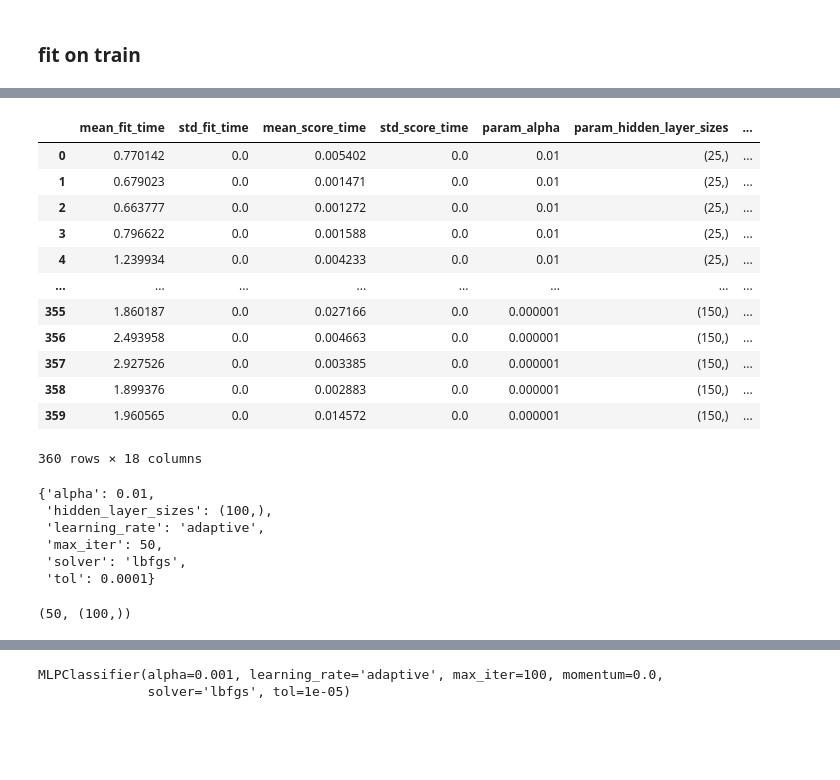
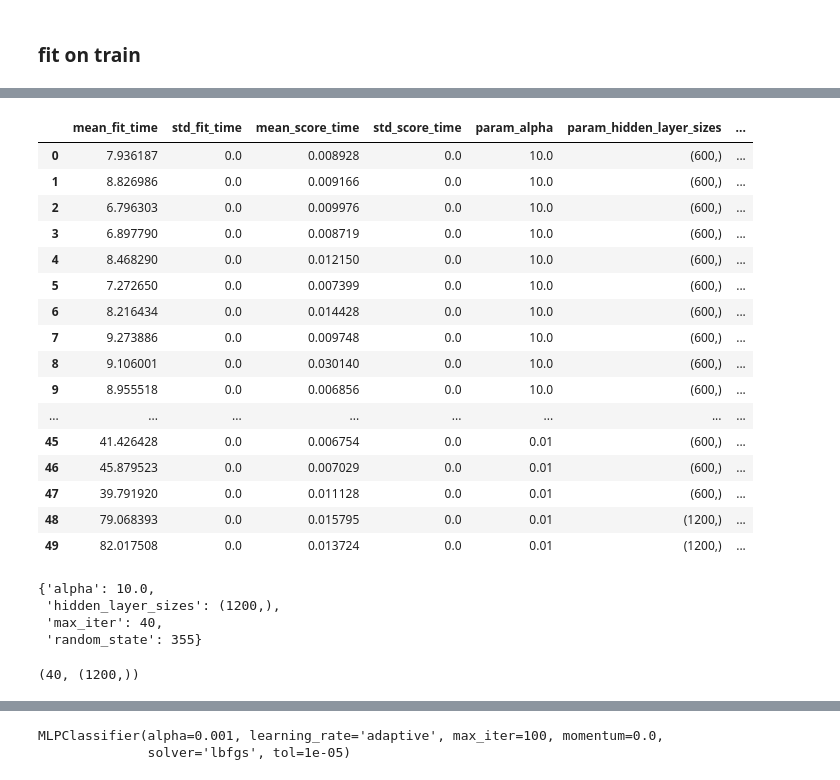
Before and after one commit to vmccab01/ProjectB_cs135, a Jupyter notebook: P1-2 copy.ipynb, the cells around one changed output, grey strips where cells are left out. Saved outputs shown, nothing was run; the diff lists cells and outputs as text; code cells hidden in the pictures; blank space fills up the shorter version.

```diff
--- a/P1-2 copy.ipynb
+++ b/P1-2 copy.ipynb
@@ -52,10 +52,12 @@ normed_valid_x = scaler.transform(valid_x)
 # %%
 mlp = MLPClassifier(
             activation='relu',
-            # solver='lbfgs',
-            # batch_size=100000,
+            solver='adam',
+            batch_size=1000,
             momentum=0.0,
-            # tol=1e-4,
+            tol=1e-5,
+            early_stopping=False,
+            n_iter_no_change = 10
             )
 n = 8
 random_states = np.random.randint(1, 1000, size=n)
@@ -67,20 +69,19 @@ array([407,  31, 347, 825,  81, 250, 775, 294])
 # %%
-# mlp_hyperparameter_grid = dict(
-#     hidden_layer_sizes = [ (16, ), (32, ), (40, ), (80, ) ],
-#     max_iter= [25, 40, 100],
-#     random_state = random_states,
-#     alpha= [1e-1, 1e-2, 1e-3, 1e-5, 1e-10]#[1e-1, 1e-2, 1e-3, 1e-4, 1e-5] #[1e-2, 1e-10]
-#     )
+mlp_hyperparameter_grid = dict(
+    hidden_layer_sizes = [ (600, )],
+    max_iter= [ 500, 2000 ],
+    random_state = random_states,
+    alpha= [1e2, 1e0, 1e-3,]#[1e-1, 1e-2, 1e-3, 1e-4, 1e-5] #[1e-2, 1e-10]
+    )
 
-mlp_hyperparameter_grid = {
-    'hidden_layer_sizes': [(25,),(50,), (100,), (150,)],  # Expanded hidden layer sizes
-    'alpha': [1e-2, 1e-3, 1e-4, 1e-5, 1e-6],  # Adjusted alpha values for regularization
-    'max_iter': [50, 100, 150],  # Expanded max iterations
-    'tol': [1e-4, 1e-5, 1e-6],  # More refined tolerance levels
-    'solver': ['lbfgs'],  # Try different solvers
-    'learning_rate': ['constant', 'adaptive'],  # Learning rate schedule options
-    # Add more parameters related to architecture, batch size, or dropout if needed
-}
+# mlp_hyperparameter_grid = {
+#     'hidden_layer_sizes': [(25,),(50,), (100,), (150,)],
+#     'alpha': [1e-2, 1e-3, 1e-4, 1e-5, 1e-6],
+#     'max_iter': [50, 100, 150],
+#     'tol': [1e-4, 1e-5, 1e-6],
+#     'solver': ['lbfgs'],
+#     'learning_rate': ['constant', 'adaptive'],
+# }
 # %% [markdown]
 ### fit on train
 # %%
@@ -99,7 +100,7 @@ mlp_searcher = sklearn.model_selection.GridSearchCV(estimator = mlp,
                                                     scoring = 'balanced_accuracy',
                                                     cv = my_splitter,
                                                     return_train_score = True,
-                                                    refit=True
+                                                    refit=False
                                                    )
 # %%
 # sklearn.metrics.get_scorer_names()
@@ -128,37 +111,40 @@ Increase the number of iterations (max_iter) or scale the data as shown in:
 # %%
 mlp_searcher_result = pd.DataFrame(mlp_searcher.cv_results_).copy()
-mlp_searcher_result
+mlp_searcher_result[:50]
 # %% [output]
 |  | mean_fit_time | std_fit_time | mean_score_time | std_score_time | param_alpha | param_hidden_layer_sizes | ... |
-| 0 | 0.770142 | 0.0 | 0.005402 | 0.0 | 0.01 | (25,) | ... |
-| 1 | 0.679023 | 0.0 | 0.001471 | 0.0 | 0.01 | (25,) | ... |
-| 2 | 0.663777 | 0.0 | 0.001272 | 0.0 | 0.01 | (25,) | ... |
-| 3 | 0.796622 | 0.0 | 0.001588 | 0.0 | 0.01 | (25,) | ... |
-| 4 | 1.239934 | 0.0 | 0.004233 | 0.0 | 0.01 | (25,) | ... |
+| 0 | 7.936187 | 0.0 | 0.008928 | 0.0 | 10.0 | (600,) | ... |
+| 1 | 8.826986 | 0.0 | 0.009166 | 0.0 | 10.0 | (600,) | ... |
+| 2 | 6.796303 | 0.0 | 0.009976 | 0.0 | 10.0 | (600,) | ... |
+| 3 | 6.897790 | 0.0 | 0.008719 | 0.0 | 10.0 | (600,) | ... |
+| 4 | 8.468290 | 0.0 | 0.012150 | 0.0 | 10.0 | (600,) | ... |
+| 5 | 7.272650 | 0.0 | 0.007399 | 0.0 | 10.0 | (600,) | ... |
+| 6 | 8.216434 | 0.0 | 0.014428 | 0.0 | 10.0 | (600,) | ... |
+| 7 | 9.273886 | 0.0 | 0.009748 | 0.0 | 10.0 | (600,) | ... |
+| 8 | 9.106001 | 0.0 | 0.030140 | 0.0 | 10.0 | (600,) | ... |
+| 9 | 8.955518 | 0.0 | 0.006856 | 0.0 | 10.0 | (600,) | ... |
 | ... | ... | ... | ... | ... | ... | ... | ... |
-| 355 | 1.860187 | 0.0 | 0.027166 | 0.0 | 0.000001 | (150,) | ... |
-| 356 | 2.493958 | 0.0 | 0.004663 | 0.0 | 0.000001 | (150,) | ... |
-| 357 | 2.927526 | 0.0 | 0.003385 | 0.0 | 0.000001 | (150,) | ... |
-| 358 | 1.899376 | 0.0 | 0.002883 | 0.0 | 0.000001 | (150,) | ... |
-| 359 | 1.960565 | 0.0 | 0.014572 | 0.0 | 0.000001 | (150,) | ... |
+| 45 | 41.426428 | 0.0 | 0.006754 | 0.0 | 0.01 | (600,) | ... |
+| 46 | 45.879523 | 0.0 | 0.007029 | 0.0 | 0.01 | (600,) | ... |
+| 47 | 39.791920 | 0.0 | 0.011128 | 0.0 | 0.01 | (600,) | ... |
+| 48 | 79.068393 | 0.0 | 0.015795 | 0.0 | 0.01 | (1200,) | ... |
+| 49 | 82.017508 | 0.0 | 0.013724 | 0.0 | 0.01 | (1200,) | ... |
-360 rows × 18 columns
 # %%
 idx = np.argmax(mlp_searcher_result.mean_test_score)
+# idx =50
 mlp_searcher_result.params[idx]
 # %% [output]
-{'alpha': 0.01,
- 'hidden_layer_sizes': (100,),
- 'learning_rate': 'adaptive',
- 'max_iter': 50,
- 'solver': 'lbfgs',
- 'tol': 0.0001}
+{'alpha': 10.0,
+ 'hidden_layer_sizes': (1200,),
+ 'max_iter': 40,
+ 'random_state': 355}
 # %%
 mi = mlp_searcher_result.params[idx]['max_iter']
 hlz = mlp_searcher_result.params[idx]['hidden_layer_sizes']
 a = mlp_searcher_result.params[idx]['alpha']
 mi, hlz
 # %% [output]
-(50, (100,))
+(40, (1200,))
 # %%
 mean_results = mlp_searcher_result.mean_test_score
 mean_results = np.array(mean_results)
```
Also changed, not shown: parts of 5 cells of this notebook.
